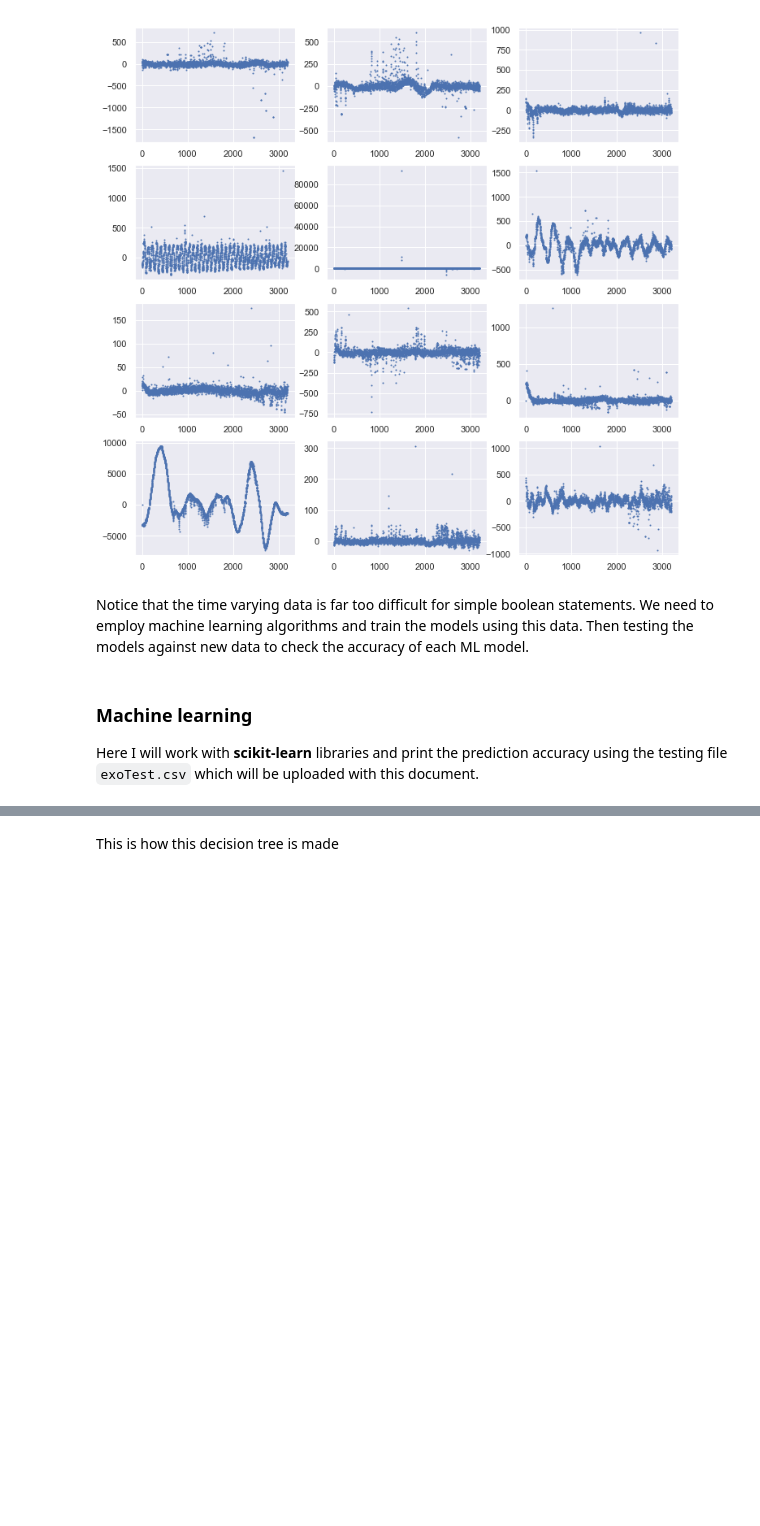
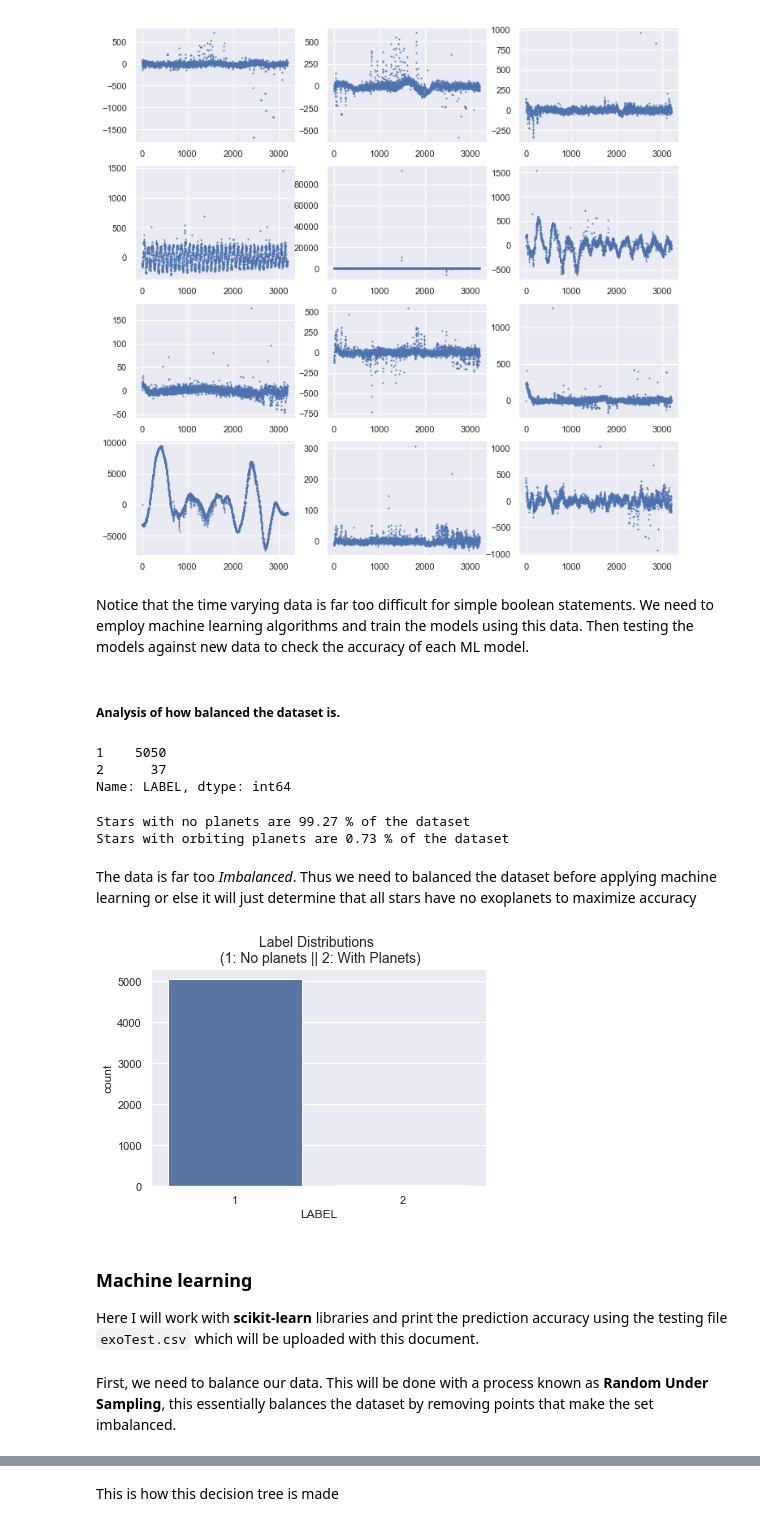
Before and after one commit to techshot25/KeplerData, a Jupyter notebook: exoPlanets.ipynb, the cells around one changed output, grey strips where cells are left out. Cells and saved outputs as stored; diff of their text form; code cells hidden in the pictures; blank space fills up the shorter version.

```diff
--- a/exoPlanets.ipynb
+++ b/exoPlanets.ipynb
@@ -127,6 +127,27 @@ for i in range(12):
 [figure]
 # %% [markdown]
 Notice that the time varying data is far too difficult for simple boolean statements. We need to employ machine learning algorithms and train the models using this data. Then testing the models against new data to check the accuracy of each ML model.
+# %% [markdown]
+##### Analysis of how balanced the dataset is.
+# %%
+df['LABEL'].value_counts() # print the sums of each unique value
+# %% [output]
+1    5050
+2      37
+Name: LABEL, dtype: int64
+# %%
+print('Stars with no planets are', round(df['LABEL'].value_counts()[1]/len(df) * 100,2), '% of the dataset')
+print('Stars with orbiting planets are', round(df['LABEL'].value_counts()[2]/len(df) * 100,2), '% of the dataset')
+# %% [output]
+Stars with no planets are 99.27 % of the dataset
+Stars with orbiting planets are 0.73 % of the dataset
+# %% [markdown]
+The data is far too *Imbalanced*. Thus we need to balanced the dataset before applying machine learning or else it will just determine that all stars have no exoplanets to maximize accuracy
+# %%
+sns.countplot('LABEL', data=df)
+plt.title('Label Distributions \n (1: No planets || 2: With Planets)', fontsize=14);
+# %% [output]
+[figure, added]
 # %% [markdown]
 ### Machine learning
 Here I will work with **scikit-learn** libraries and print the prediction accuracy using the testing file `exoTest.csv` which will be uploaded with this document.
@@ -138,3 +159,5 @@ X = df.drop(['LABEL'], axis = 1) # features
 test = pd.read_csv('exoTest.csv')
 X_test = test.drop(['LABEL'], axis = 1)
 y_test = test['LABEL']
+# %% [markdown]
+First, we need to balance our data. This will be done with a process known as **Random Under Sampling**, this essentially balances the dataset by removing points that make the set imbalanced.
```
Also changed, not shown: parts of 9 cells of this notebook.
